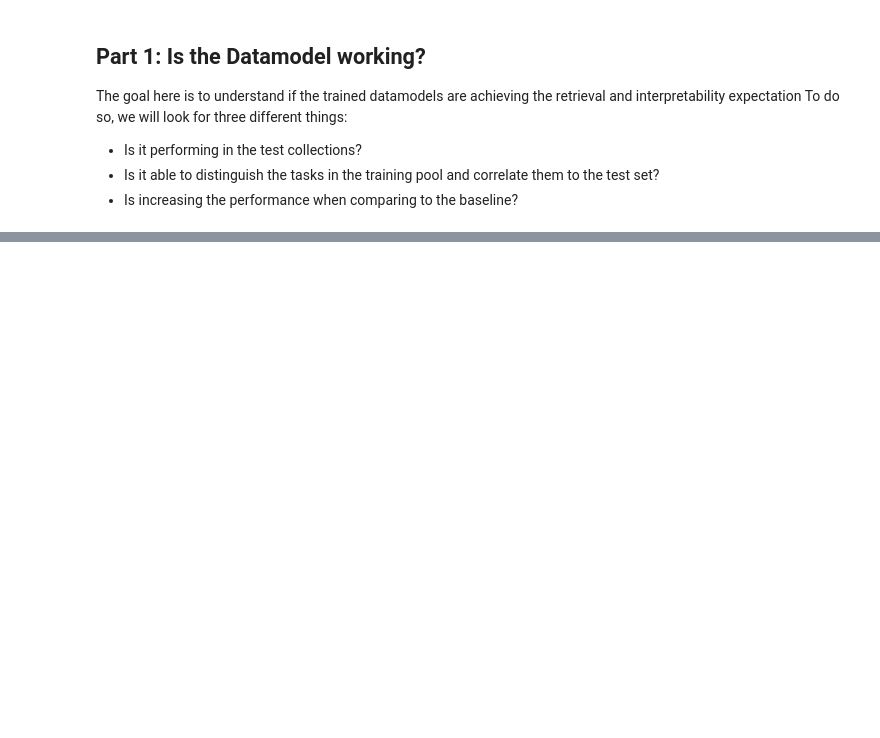
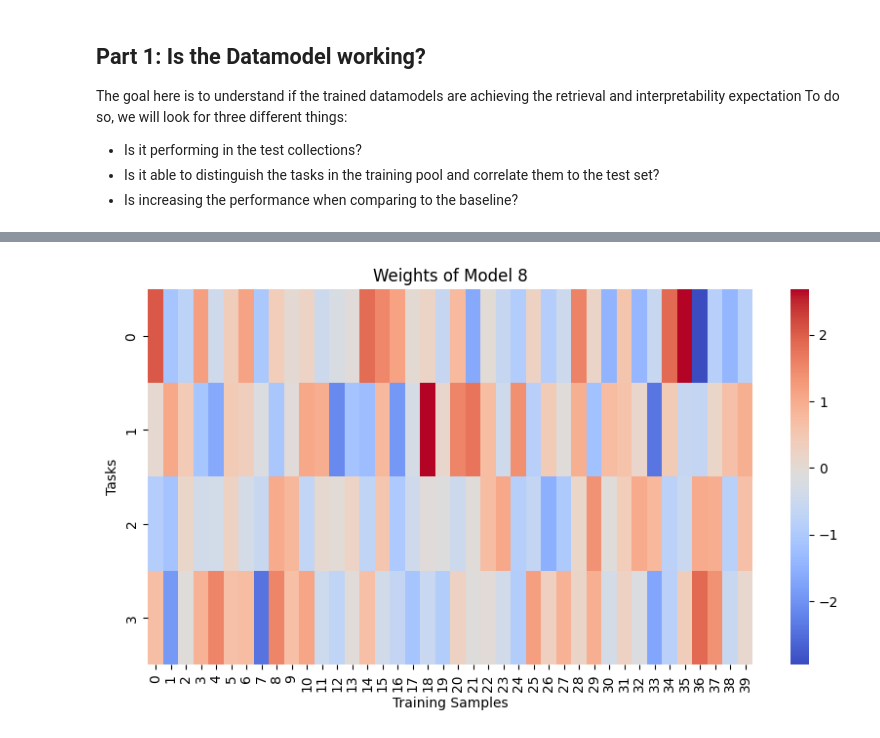
Before and after one commit to CaioRhoden/datamodels-context-reduction, a Jupyter notebook: experiments/bbh-study-case/results/estimation_importance.ipynb, the cells around one changed output, grey strips where cells are left out. Saved outputs shown, nothing was run; the diff lists cells and outputs as text; code cells hidden in the pictures; blank space fills up the shorter version.

```diff
--- a/experiments/bbh-study-case/results/estimation_importance.ipynb
+++ b/experiments/bbh-study-case/results/estimation_importance.ipynb
@@ -68,0 +163,10 @@ plot_individual_weights_heatmap(weights[idx], 4)
+# %%
+plot_individual_heatmap_task_indication(
+    weights[idx],
+    4,
+    f"Weights of Model {idx}",
+    "Tasks",
+    "Training Samples",
+)
+# %% [output]
+[figure, added]
```
Also changed, not shown: parts of 27 cells of this notebook, 2 other files.
